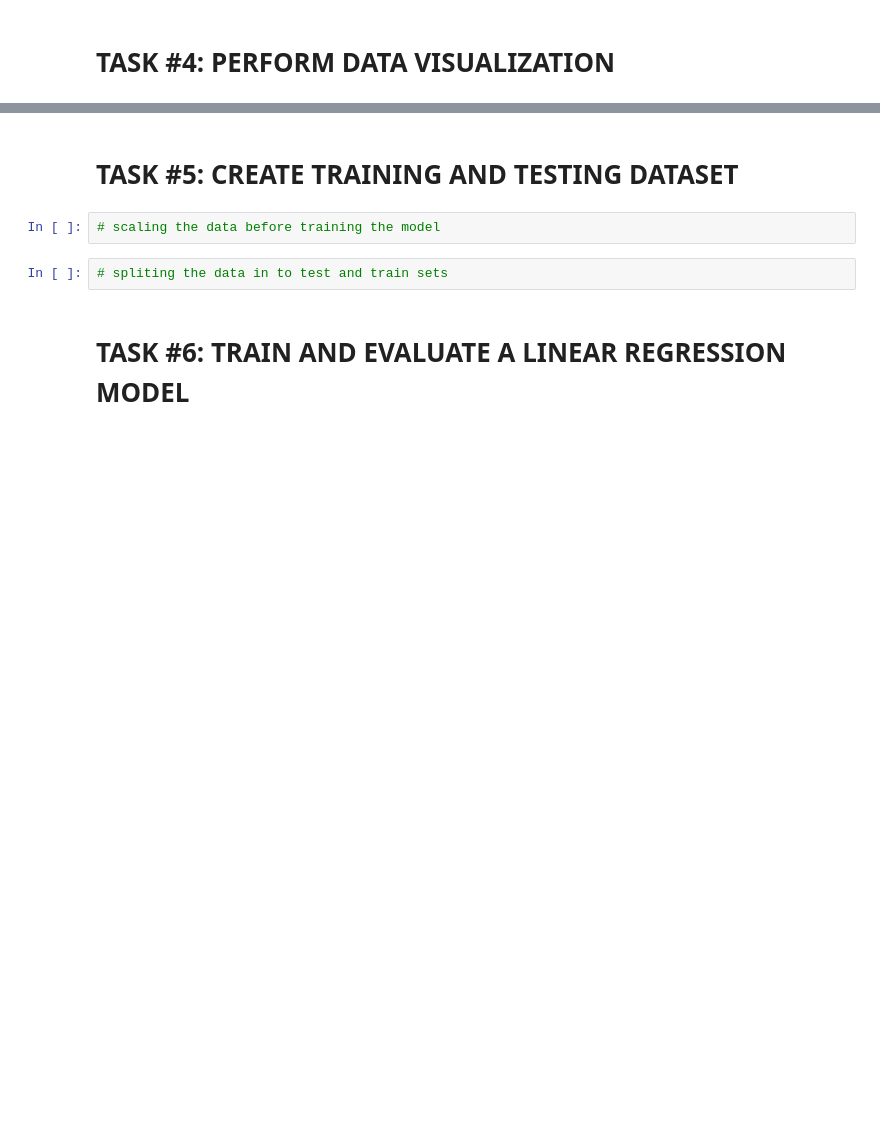
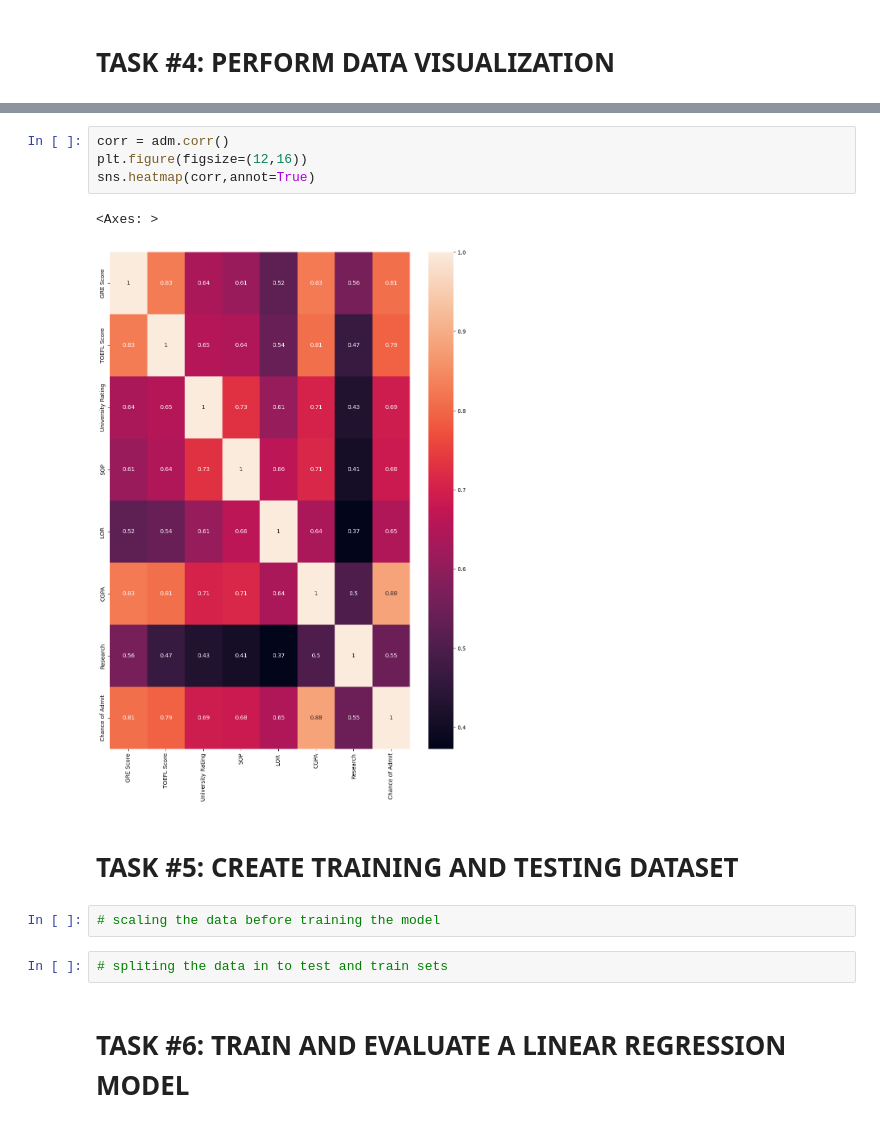
Before and after one commit to Usama-Amjad/University-Admission-Prediction, a Jupyter notebook: Graduate_Admission_Prediction.ipynb, the cells around one changed output, grey strips where cells are left out. Cells and saved outputs as stored; diff of their text form; blank space fills up the shorter version.

```diff
--- a/Graduate_Admission_Prediction.ipynb
+++ b/Graduate_Admission_Prediction.ipynb
@@ -39,3 +106,10 @@ adm.drop('Serial No.',axis=1,inplace=True)
+# %%
+corr = adm.corr()
+plt.figure(figsize=(12,16))
+sns.heatmap(corr,annot=True)
+# %% [output]
+<Axes: >
+[figure, added]
 # %% [markdown]
 # TASK #5: CREATE TRAINING AND TESTING DATASET
 # %%
```
Also changed, not shown: parts of 6 cells of this notebook.
